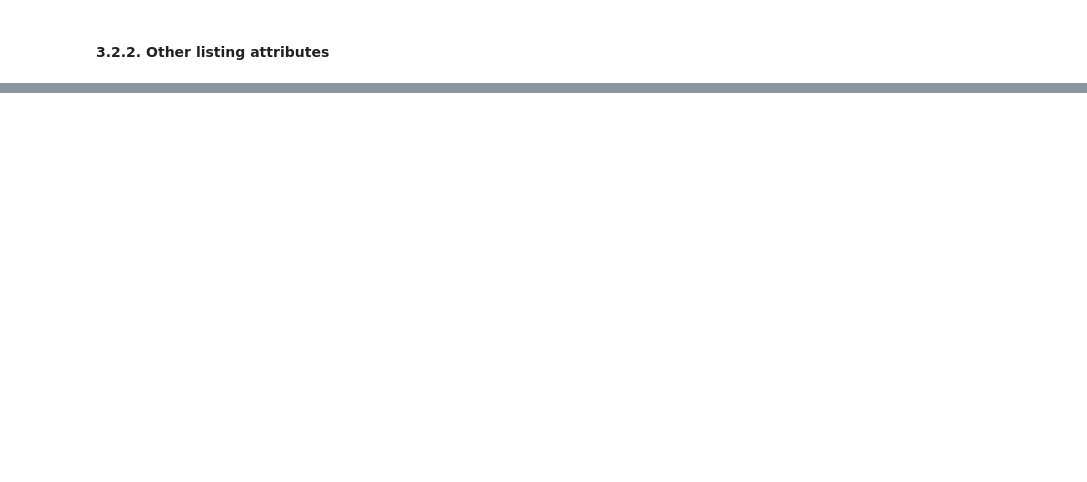
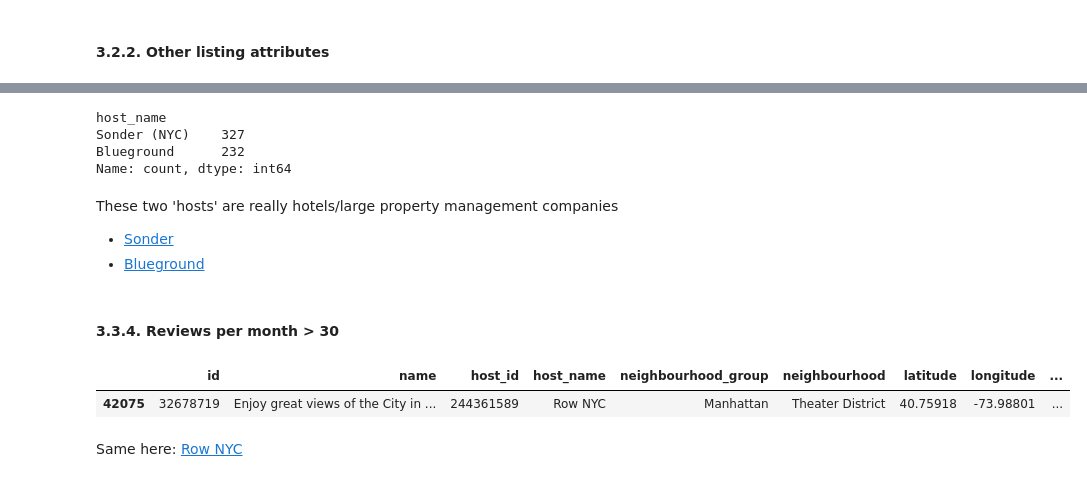
Before and after one commit to gperdrizet/gperdrizet-data-preprocessing-project-tutorial, a Jupyter notebook: gperdrizet_distributions.ipynb, the cells around one changed output, grey strips where cells are left out. Saved outputs shown, nothing was run; the diff lists cells and outputs as text; code cells hidden in the pictures; blank space fills up the shorter version.

```diff
--- a/gperdrizet_distributions.ipynb
+++ b/gperdrizet_distributions.ipynb
@@ -218,0 +250,20 @@ data_df[data_df['minimum_nights'] > 900]
+# %%
+data_df['host_name'][data_df['calculated_host_listings_count'] > 150].value_counts()
+# %% [output]
+host_name
+Sonder (NYC)    327
+Blueground      232
+Name: count, dtype: int64
+# %% [markdown]
+These two 'hosts' are really hotels/large property management companies
+- [Sonder](https://en.wikipedia.org/wiki/Sonder_(company))
+- [Blueground](https://www.theblueground.com/)
+# %% [markdown]
+#### 3.3.4. Reviews per month > 30
+# %%
+data_df[data_df['reviews_per_month'] > 30]
+# %% [output]
+|  | id | name | host_id | host_name | neighbourhood_group | neighbourhood | latitude | longitude | ... |
+| 42075 | 32678719 | Enjoy great views of the City in ... | 244361589 | Row NYC | Manhattan | Theater District | 40.75918 | -73.98801 | ... |
+# %% [markdown]
+Same here: [Row NYC](https://www.rownyc.com/)
```
Also changed, not shown: parts of 8 cells of this notebook.
